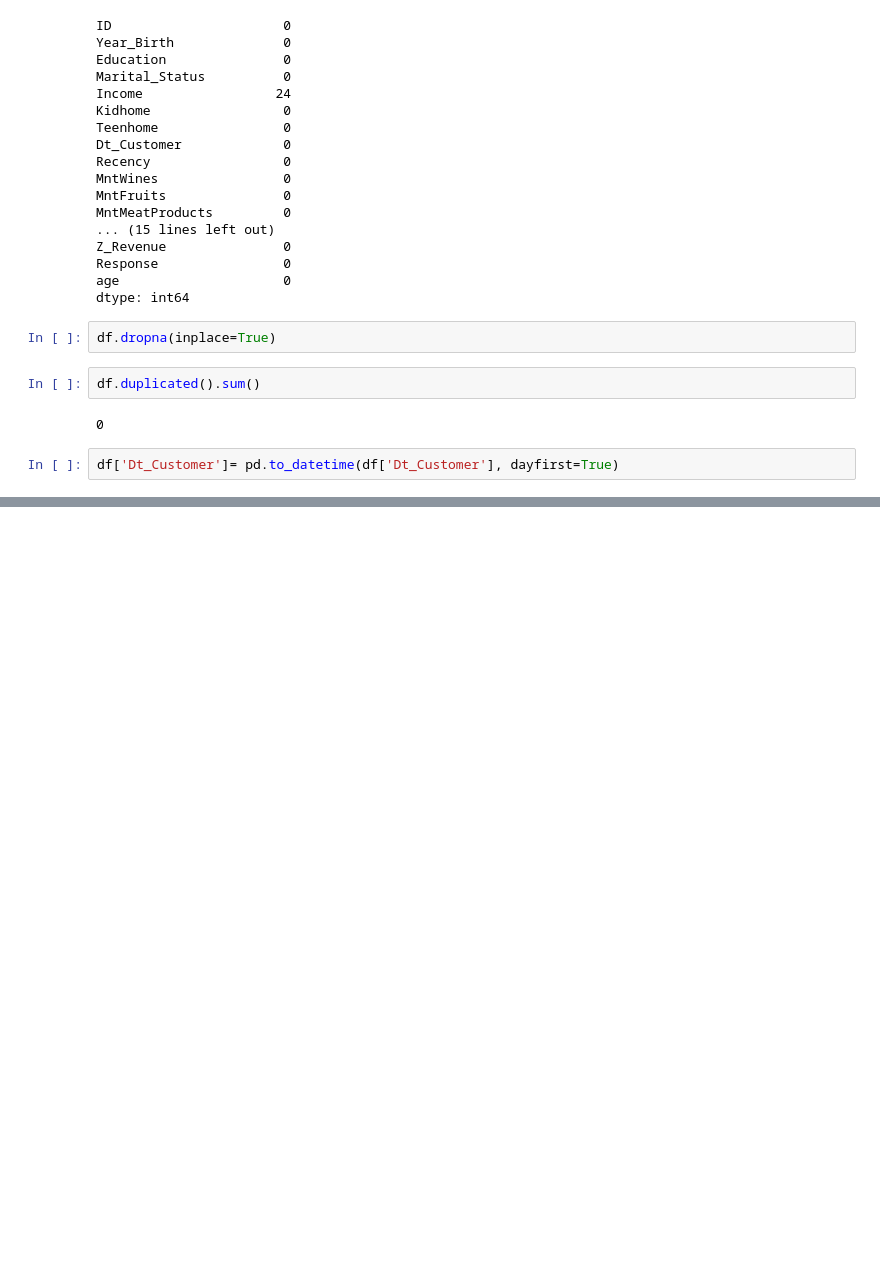
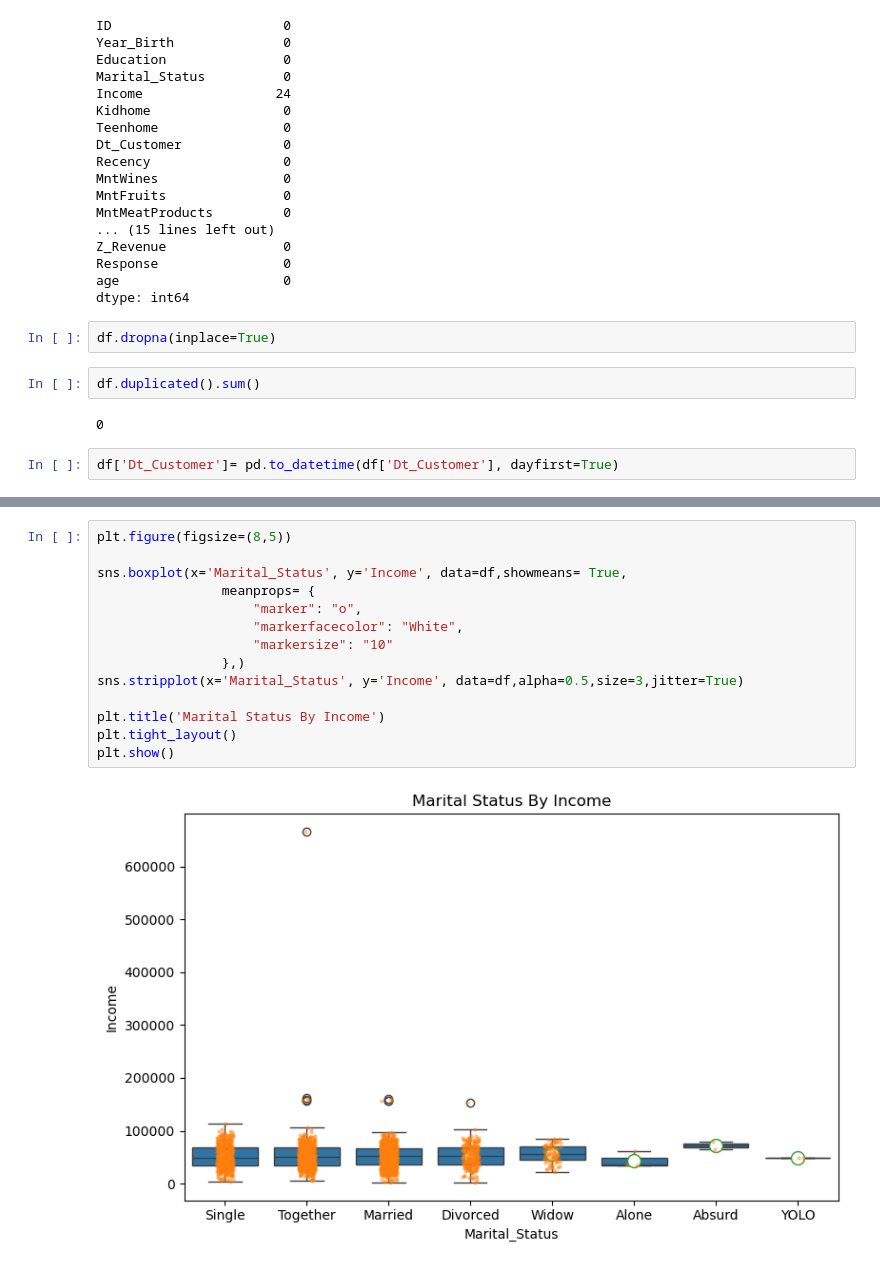
Before and after one commit to bukolastephen/Customer-Segmentation, a Jupyter notebook: main.ipynb, the cells around one changed output, grey strips where cells are left out. Cells and saved outputs as stored; diff of their text form; blank space fills up the shorter version.

```diff
--- a/main.ipynb
+++ b/main.ipynb
@@ -147,0 +195,16 @@ df['amount_spent']= df['MntFishProducts'] + df['MntFruits'] + df['MntGoldProds']
+# %%
+plt.figure(figsize=(8,5))
+
+sns.boxplot(x='Marital_Status', y='Income', data=df,showmeans= True,
+                meanprops= {
+                    "marker": "o",
+                    "markerfacecolor": "White",
+                    "markersize": "10"
+                },)
+sns.stripplot(x='Marital_Status', y='Income', data=df,alpha=0.5,size=3,jitter=True)
+
+plt.title('Marital Status By Income')
+plt.tight_layout()
+plt.show()
+# %% [output]
+[figure, added]
```
Also changed, not shown: parts of 43 cells of this notebook.
